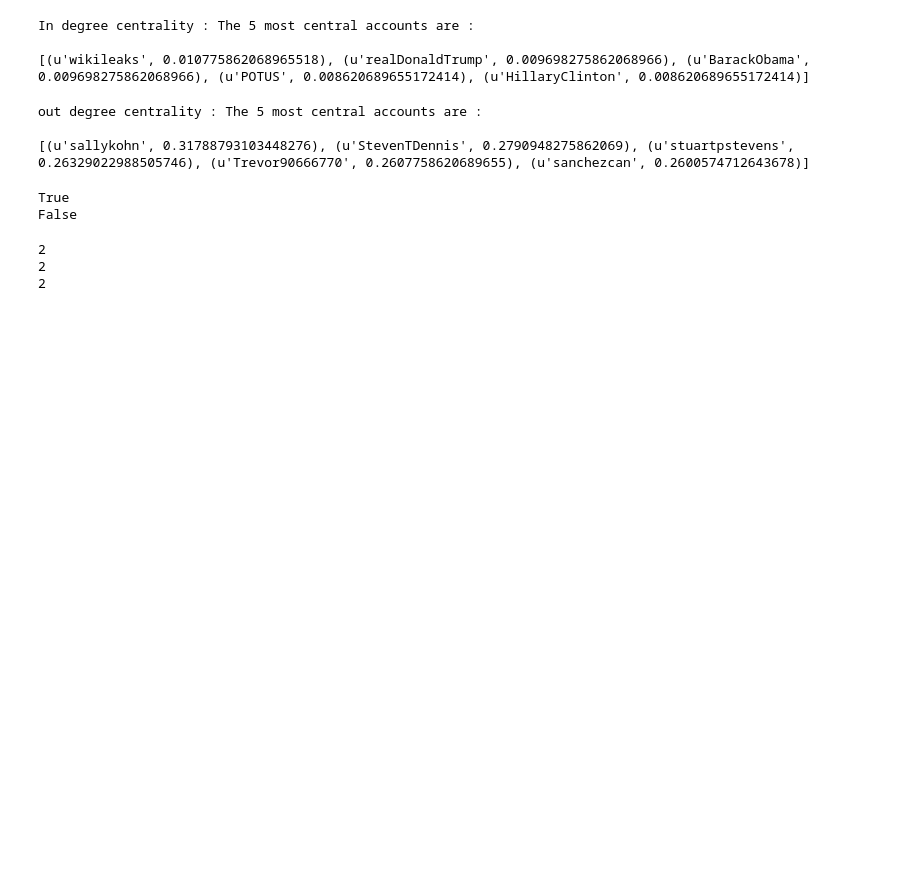
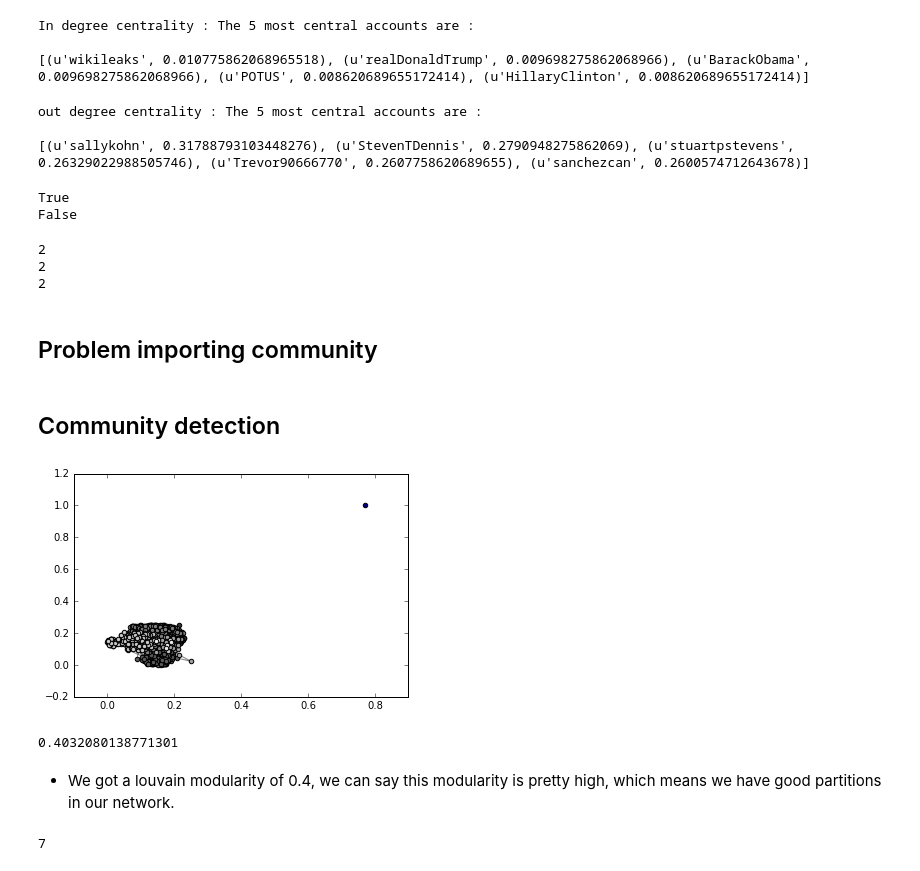
Before and after one commit to brydenfogelman/02805-social-graphs, a Jupyter notebook: project/network.ipynb, the cells around one changed output. Drawn from its saved outputs; the diff is of its cells as text; code cells hidden in the pictures; blank space fills up the shorter version.

Commit message:
community

```diff
--- a/project/network.ipynb
+++ b/project/network.ipynb
@@ -345,3 +346,7 @@ print nx.shortest_path_length(undir, u'BarackObama',  u'realDonaldTrump')
 2
 2
 2
+# %% [markdown]
+## Problem importing community
+# %% [markdown]
+## Community detection
@@ -347,0 +355,40 @@ print nx.shortest_path_length(undir, u'BarackObama',  u'realDonaldTrump')
+# %%
+partition = best_partition(undir)
+
+#drawing
+size = float(len(set(partition.values())))
+pos = nx.spring_layout(undir)
+count = 0.5
+for com in set(partition.values()) :
+    count = count + 1.
+    list_nodes = [nodes for nodes in partition.keys()
+                                if partition[nodes] == com]
+    nx.draw_networkx_nodes(undir, pos, list_nodes, node_size = 20,
+                                node_color = str(count / (size)))
+
+
+nx.draw_networkx_edges(undir,pos, alpha=0.5)
+plt.show()
+# %% [output]
+[figure, added]
+# %%
+louvain_modularity = modularity(partition, undir)
+louvain_modularity
+# %% [output]
+0.4032080138771301
+# %% [markdown]
+* We got a louvain modularity of 0.4, we can say this modularity is pretty high, which means we have good partitions in our network.
+# %%
+communities = {}
+
+# Create a dictionary of all communities and their associated user
+for user, community_index in partition.iteritems():
+    if community_index in communities:
+        communities[community_index].add(user)
+    else:
+        communities[community_index] = {user}
+
+nb_communities = len(communities)
+nb_communities
+# %% [output]
+7
```
Also changed, not shown: parts of 6 cells of this notebook.
